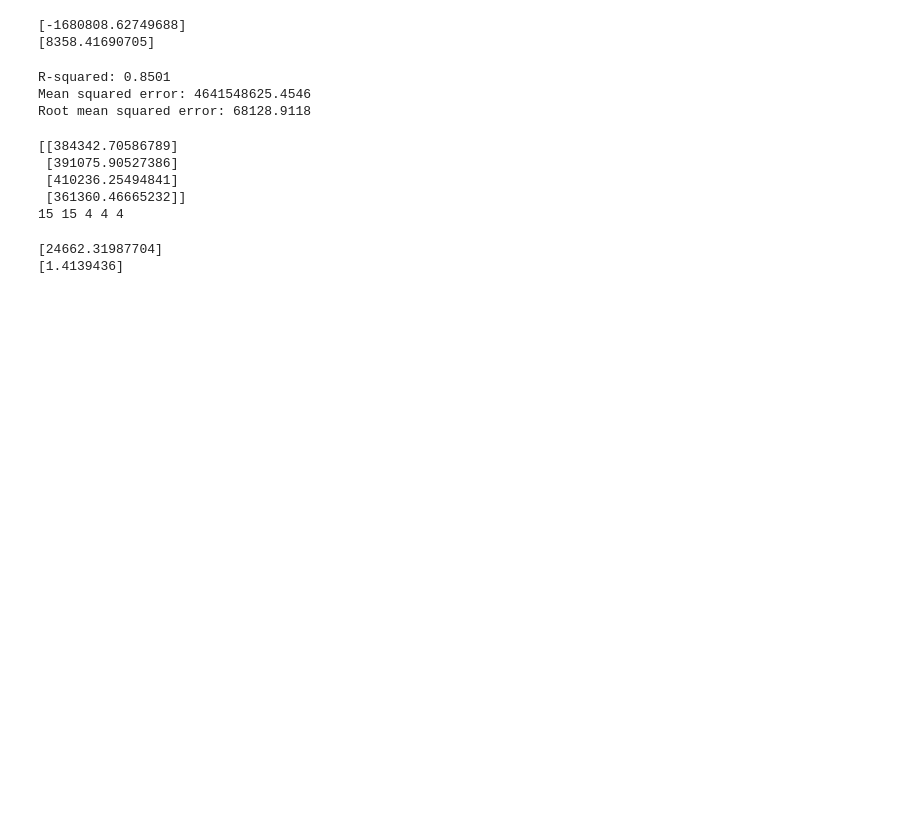
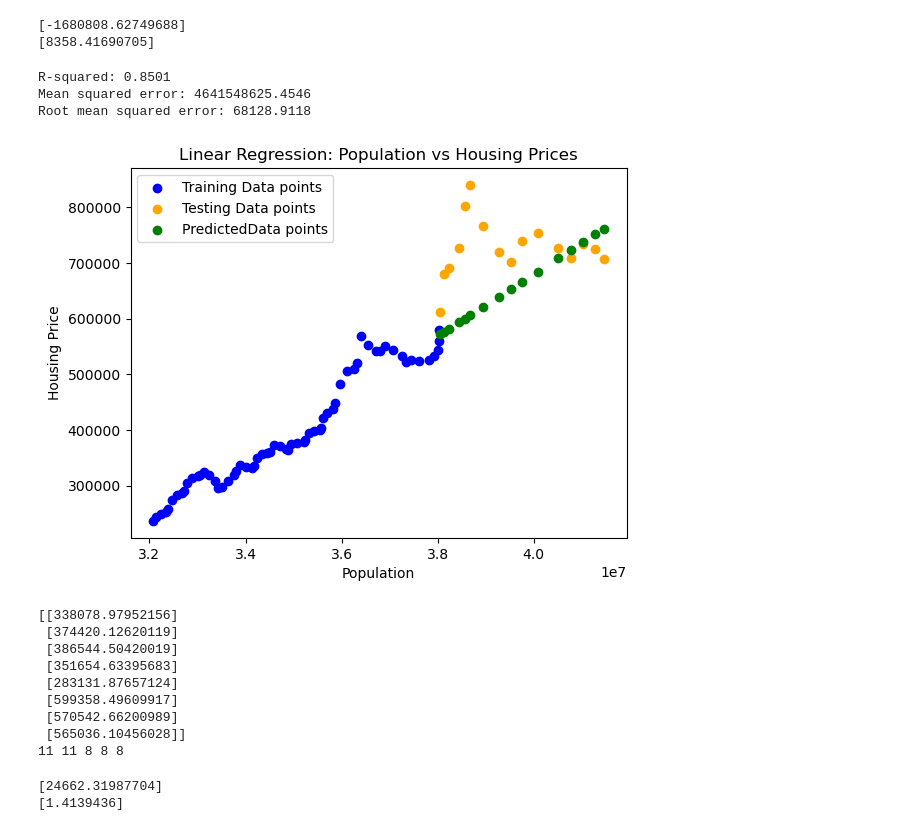
Before and after one commit to gvs311/data-analysis-housing, a Jupyter notebook: Project-v2.ipynb, the cells around one changed output. Drawn from its saved outputs; the diff is of its cells as text; code cells hidden in the pictures; blank space fills up the shorter version.

Commit message:
Added scatterplots for the linear regressions

```diff
--- a/Project-v2.ipynb
+++ b/Project-v2.ipynb
@@ -292,7 +292,7 @@ popHousingDf
 #sns.histplot(popHousingDf["value"], bins = 50, kde = True, color = "blue")
 #plt.show
 
-X_train, X_test, y_train, y_test = train_test_split(popHousingDf["VALUE"], popHousingDf["Composite_Benchmark"], test_size=0.2, random_state=42, shuffle = True)
+X_train, X_test, y_train, y_test = train_test_split(popHousingDf["VALUE"], popHousingDf["Composite_Benchmark"], test_size=0.2, random_state=42, shuffle = False)
 X_train = X_train.to_frame()
 y_train = y_train.to_frame()
 
@@ -347,10 +347,23 @@ print(f"Root mean squared error: {rmse:.4f}")
 R-squared: 0.8501
 Mean squared error: 4641548625.4546
 Root mean squared error: 68128.9118
+# %%
+#plt.scatter(rateHousingDf["VALUE"], rateHousingDf["Composite_Benchmark"], color='blue', label='Original Data points')
+plt.scatter(X_train, y_train, color='blue', label='Training Data points')
+plt.scatter(X_test, y_test, color='orange', label='Testing Data points')
+plt.scatter(X_test, popHousingPred, color='green', label='PredictedData points')
+
+plt.xlabel('Population')
+plt.ylabel('Housing Price')
+plt.title('Linear Regression: Population vs Housing Prices')
+plt.legend()
+plt.show()
+# %% [output]
+[figure, added]
 # %%
 immiHousingDf
 
-X_train, X_test, y_train, y_test = train_test_split(immiHousingDf["VALUE"], immiHousingDf["Composite_Benchmark"], test_size=0.2, random_state=42, shuffle = True)
+X_train, X_test, y_train, y_test = train_test_split(immiHousingDf["VALUE"], immiHousingDf["Composite_Benchmark"], test_size=0.4, random_state=42, shuffle = False)
 X_train = X_train.to_frame()
 y_train = y_train.to_frame()
 
@@ -367,11 +380,15 @@ print(immiHousingPred)
 
 print(len(X_train), len(y_train), len(X_test), len(y_test), len(immiHousingPred))
 # %% [output]
-[[384342.70586789]
- [391075.90527386]
- [410236.25494841]
- [361360.46665232]]
-15 15 4 4 4
+[[338078.97952156]
+ [374420.12620119]
+ [386544.50420019]
+ [351654.63395683]
+ [283131.87657124]
+ [599358.49609917]
+ [570542.66200989]
+ [565036.10456028]]
+11 11 8 8 8
 # %%
 immigHousingIntercept = immiHousingModel.intercept_
 print(immigHousingIntercept)
```
Also changed, not shown: parts of 2 cells of this notebook.
